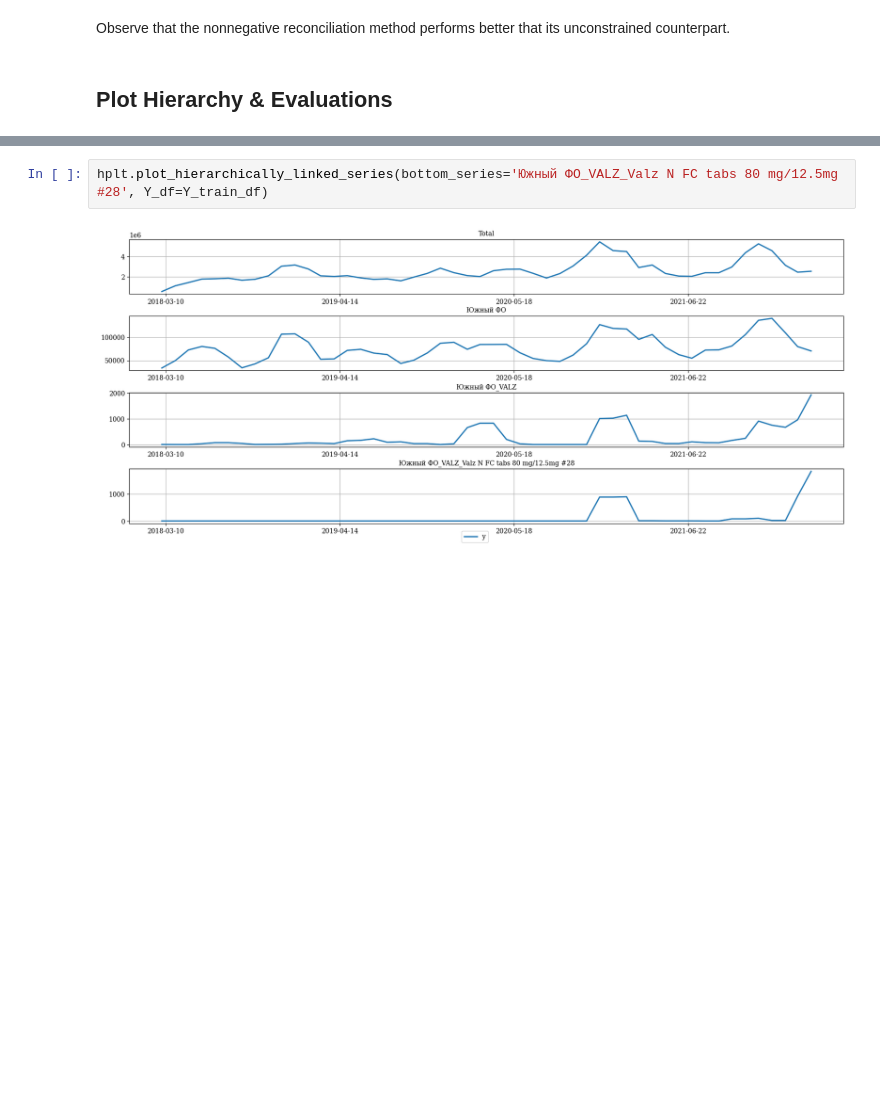
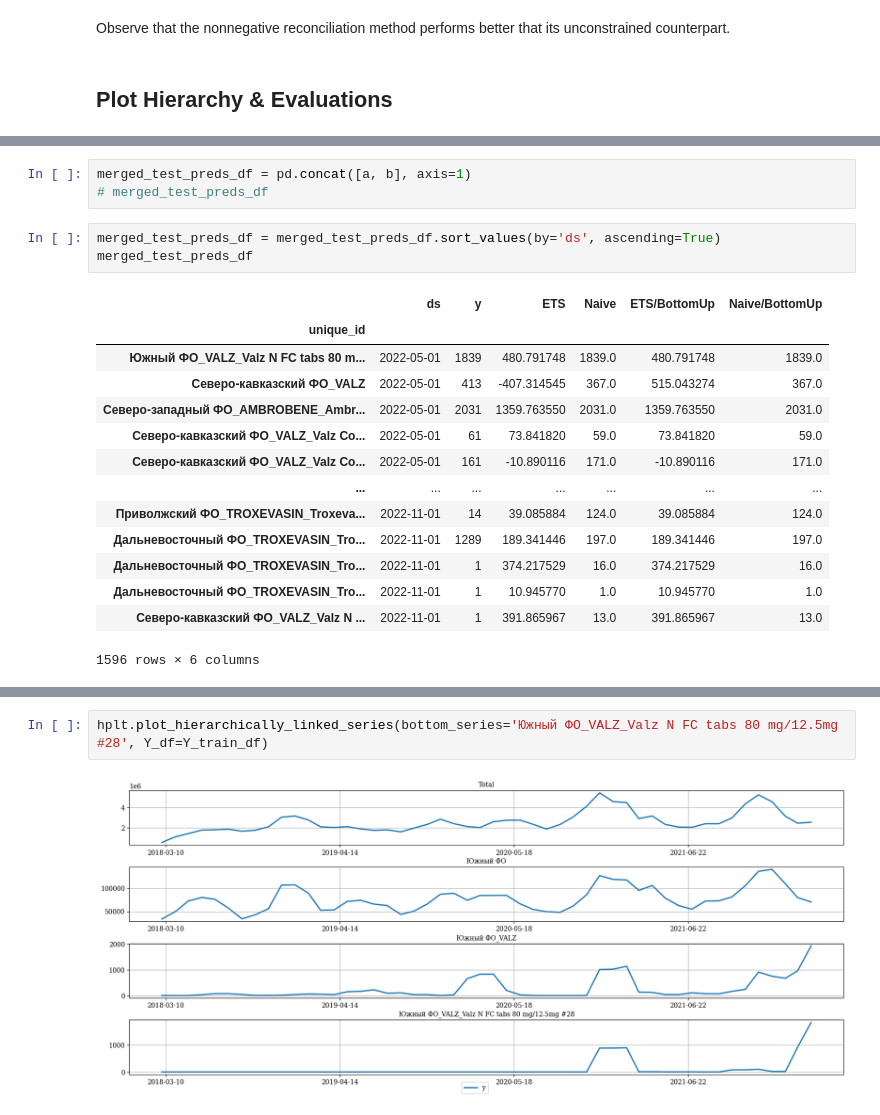
Before and after one commit to ariellubonja/hierarchical-time-series, a Jupyter notebook: hierarchical_ts.ipynb, the cells around one changed output, grey strips where cells are left out. Drawn from its saved outputs; the diff is of its cells as text; blank space fills up the shorter version.

```diff
--- a/hierarchical_ts.ipynb
+++ b/hierarchical_ts.ipynb
@@ -390,3 +461,24 @@ Observe that the nonnegative reconciliation method performs better that its unco
+# %%
+merged_test_preds_df = pd.concat([a, b], axis=1)
+# merged_test_preds_df
+# %%
+merged_test_preds_df = merged_test_preds_df.sort_values(by='ds', ascending=True)
+merged_test_preds_df
+# %% [output]
+|  | ds | y | ETS | Naive | ETS/BottomUp | Naive/BottomUp |
+| unique_id |  |  |  |  |  |  |
+| Южный ФО_VALZ_Valz N FC tabs 80 m... | 2022-05-01 | 1839 | 480.791748 | 1839.0 | 480.791748 | 1839.0 |
+| Северо-кавказский ФО_VALZ | 2022-05-01 | 413 | -407.314545 | 367.0 | 515.043274 | 367.0 |
+| Северо-западный ФО_AMBROBENE_Ambr... | 2022-05-01 | 2031 | 1359.763550 | 2031.0 | 1359.763550 | 2031.0 |
+| Северо-кавказский ФО_VALZ_Valz Co... | 2022-05-01 | 61 | 73.841820 | 59.0 | 73.841820 | 59.0 |
+| Северо-кавказский ФО_VALZ_Valz Co... | 2022-05-01 | 161 | -10.890116 | 171.0 | -10.890116 | 171.0 |
+| ... | ... | ... | ... | ... | ... | ... |
+| Приволжский ФО_TROXEVASIN_Troxeva... | 2022-11-01 | 14 | 39.085884 | 124.0 | 39.085884 | 124.0 |
+| Дальневосточный ФО_TROXEVASIN_Tro... | 2022-11-01 | 1289 | 189.341446 | 197.0 | 189.341446 | 197.0 |
+| Дальневосточный ФО_TROXEVASIN_Tro... | 2022-11-01 | 1 | 374.217529 | 16.0 | 374.217529 | 16.0 |
+| Дальневосточный ФО_TROXEVASIN_Tro... | 2022-11-01 | 1 | 10.945770 | 1.0 | 10.945770 | 1.0 |
+| Северо-кавказский ФО_VALZ_Valz N ... | 2022-11-01 | 1 | 391.865967 | 13.0 | 391.865967 | 13.0 |
+1596 rows × 6 columns
 # %%
 hplt = HierarchicalPlot(S=S_df, tags=tags)
 
```
Also changed, not shown: parts of 5 cells of this notebook.
